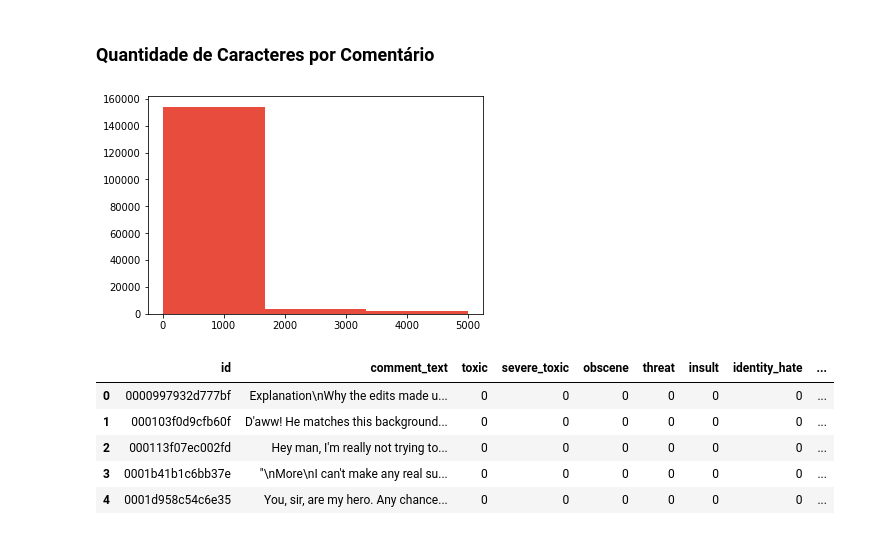
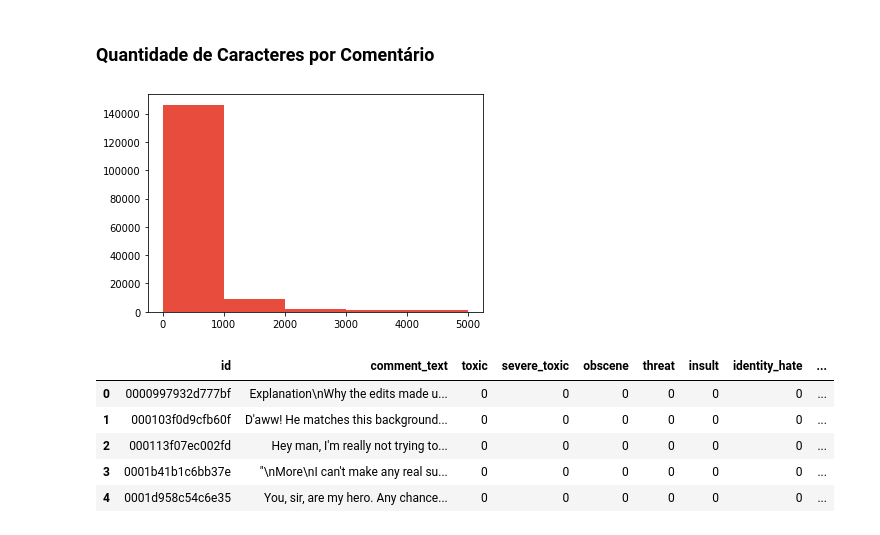
Before and after one commit to barbaraneves/data-mining-2019-2, a Jupyter notebook: Trabalho Prático/Partes 2 e 3 - Resultados parciais e conclusão do projeto/toxic-comment-classification-barbara.ipynb, the cells around one changed output. Drawn from its saved outputs; the diff is of its cells as text; code cells hidden in the pictures.

```diff
--- a/Trabalho Prático/Partes 2 e 3 - Resultados parciais e conclusão do projeto/toxic-comment-classification-barbara.ipynb
+++ b/Trabalho Prático/Partes 2 e 3 - Resultados parciais e conclusão do projeto/toxic-comment-classification-barbara.ipynb
@@ -187,12 +153,12 @@ dtype: int64
 # %%
 df_train_novo = df_train
 df_train_novo['number_of_char'] = df_train['comment_text'].apply(lambda x: len(str(x)))
 
-hist = plt.hist(df_train['number_of_char'], bins=3, color='#e74c3c')
+hist = plt.hist(df_train['number_of_char'], bins=5, color='#e74c3c')
 
 plt.show()
 # %% [output]
-[figure, old version]
+[figure, new version]
 # %%
 df_train_novo.head()
 # %% [output]
```
Also changed, not shown: parts of 20 cells of this notebook.
